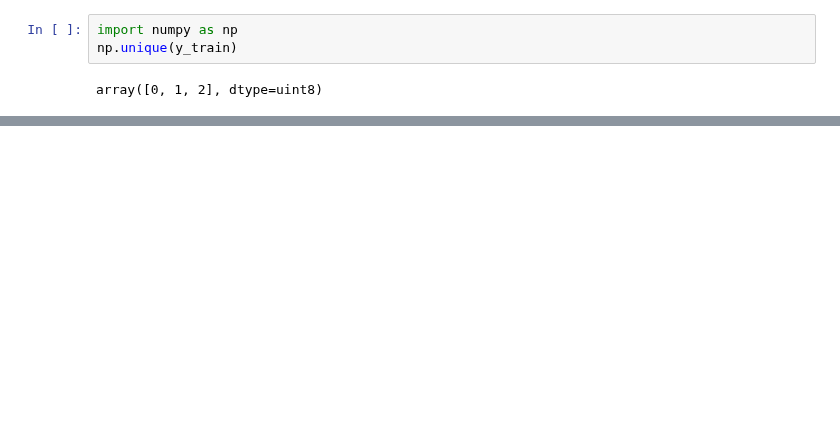
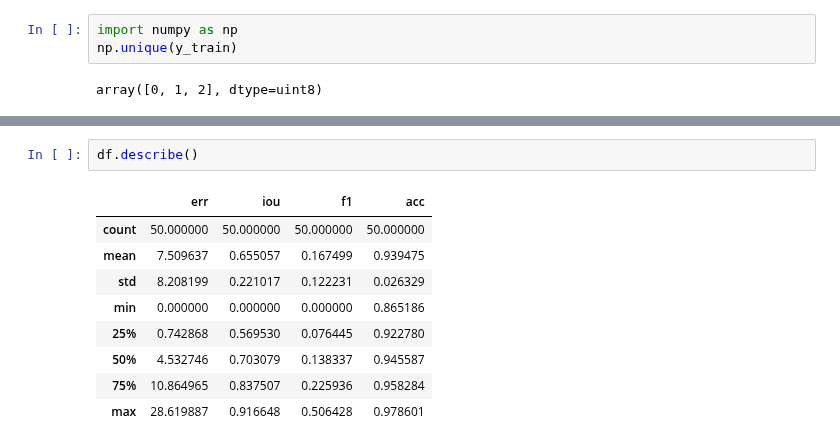
Before and after one commit to ryukinix/egsis, a Jupyter notebook: notebooks/benchmark.ipynb, the cells around one changed output, grey strips where cells are left out. Drawn from its saved outputs; the diff is of its cells as text; blank space fills up the shorter version.

```diff
--- a/notebooks/benchmark.ipynb
+++ b/notebooks/benchmark.ipynb
@@ -168,0 +204,12 @@ y_pred.sum()
+# %%
+df.describe()
+# %% [output]
+|  | err | iou | f1 | acc |
+| count | 50.000000 | 50.000000 | 50.000000 | 50.000000 |
+| mean | 7.509637 | 0.655057 | 0.167499 | 0.939475 |
+| std | 8.208199 | 0.221017 | 0.122231 | 0.026329 |
+| min | 0.000000 | 0.000000 | 0.000000 | 0.865186 |
+| 25% | 0.742868 | 0.569530 | 0.076445 | 0.922780 |
+| 50% | 4.532746 | 0.703079 | 0.138337 | 0.945587 |
+| 75% | 10.864965 | 0.837507 | 0.225936 | 0.958284 |
+| max | 28.619887 | 0.916648 | 0.506428 | 0.978601 |
```
Also changed, not shown: parts of 15 cells of this notebook.
